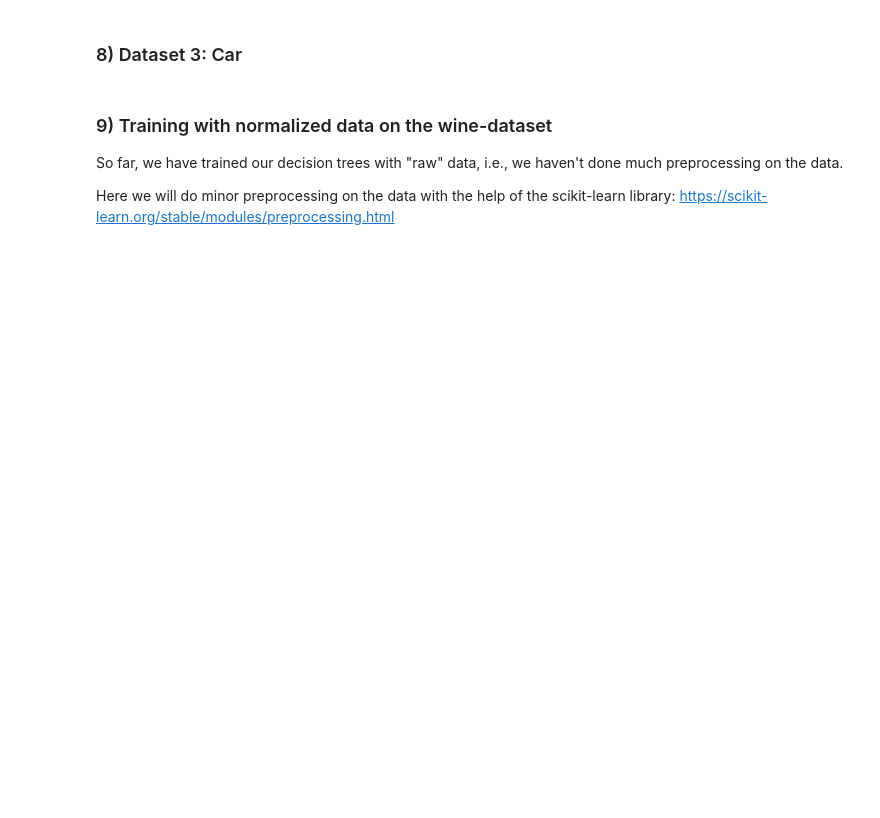
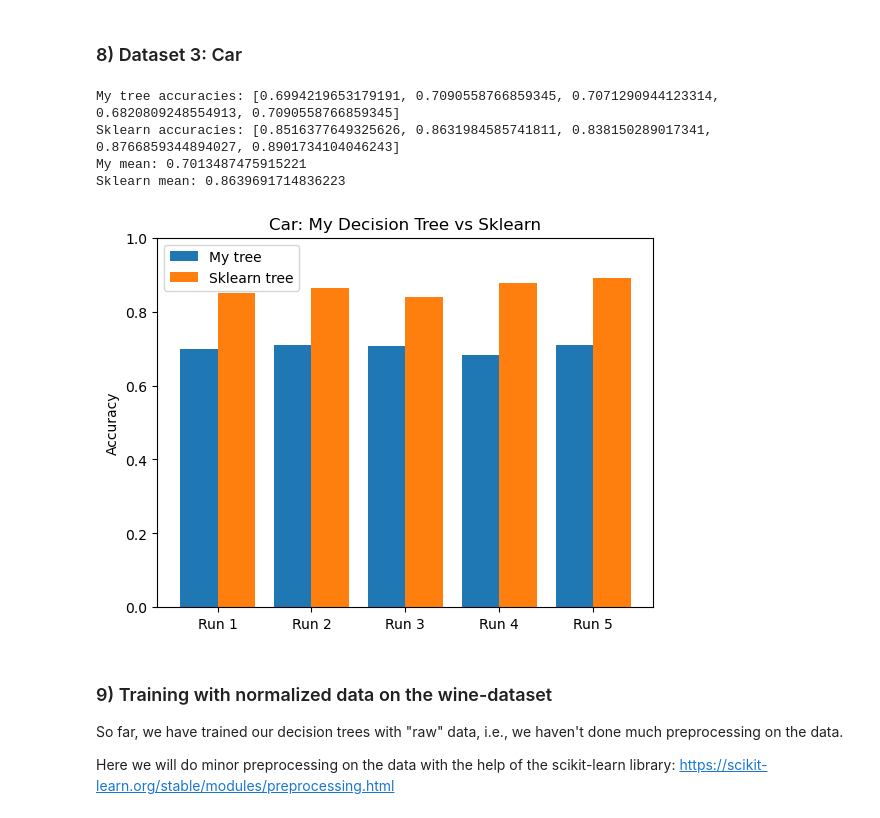
Before and after one commit to EdiOne07/Decision-Trees-Algorithm, a Jupyter notebook: ML-Assignment 2 - Student names.ipynb, the cells around one changed output. Saved outputs shown, nothing was run; the diff lists cells and outputs as text; code cells hidden in the pictures; blank space fills up the shorter version.

```diff
--- a/ML-Assignment 2 - Student names.ipynb
+++ b/ML-Assignment 2 - Student names.ipynb
@@ -448,3 +398,71 @@ data_car = pd.read_csv("car.csv").to_numpy()
+# %%
+from sklearn.preprocessing import LabelEncoder
+data_car = pd.read_csv("car.csv").to_numpy()
+
+X = data_car[:, :-1]
+y = data_car[:, -1]
+
+n_runs = 5
+my_accs = []
+sk_accs = []
+
+X_encoded = X.copy()
+encoders = []
+
+for col in range(X.shape[1]):
+    le = LabelEncoder()
+    X_encoded[:, col] = le.fit_transform(X[:, col])
+    encoders.append(le)
+
+X_encoded = X_encoded.astype(int)
+
+for i in range(n_runs):
+    X_train, X_test, y_train, y_test = train_test_split(
+        X, y, test_size=0.3, shuffle=True, random_state=i
+    )
+
+    # ---- My tree ----
+    train_data = np.column_stack((X_train, y_train))
+    tree = grow_tree(train_data, feature_types_car, max_depth=5, min_samples=2)
+
+    y_pred_my = np.array([predict_with_tree(tree, s, feature_types_car) for s in X_test])
+    my_accs.append(accuracy_score(y_test, y_pred_my))
+
+    # ---- Scikit-learn tree ----
+
+    X_train_enc, X_test_enc, _, _ = train_test_split(
+        X_encoded, y, test_size=0.3, shuffle=True, random_state=i
+    )
+
+    sk_model = DecisionTreeClassifier(max_depth=5, random_state=i)
+    sk_model.fit(X_train_enc, y_train)
+    y_pred_sk = sk_model.predict(X_test_enc)
+    sk_accs.append(accuracy_score(y_test, y_pred_sk))
+
+print("My tree accuracies:", my_accs)
+print("Sklearn accuracies:", sk_accs)
+print("My mean:", np.mean(my_accs))
+print("Sklearn mean:", np.mean(sk_accs))
+
+# ---- Plot ----
+x = np.arange(n_runs)
+bar_width = 0.4
+
+plt.figure()
+plt.bar(x - bar_width/2, my_accs, width=bar_width, label="My tree")
+plt.bar(x + bar_width/2, sk_accs, width=bar_width, label="Sklearn tree")
+plt.xticks(x, [f"Run {i+1}" for i in range(n_runs)])
+plt.ylim(0, 1)
+plt.ylabel("Accuracy")
+plt.title("Car: My Decision Tree vs Sklearn")
+plt.legend()
+plt.show()
+# %% [output]
+My tree accuracies: [0.6994219653179191, 0.7090558766859345, 0.7071290944123314, 0.6820809248554913, 0.7090558766859345]
+Sklearn accuracies: [0.8516377649325626, 0.8631984585741811, 0.838150289017341, 0.8766859344894027, 0.8901734104046243]
+My mean: 0.7013487475915221
+Sklearn mean: 0.8639691714836223
+[figure, added]
 # %% [markdown]
 ### 9) Training with normalized data on the wine-dataset
 
```
Also changed, not shown: parts of 18 cells of this notebook.
